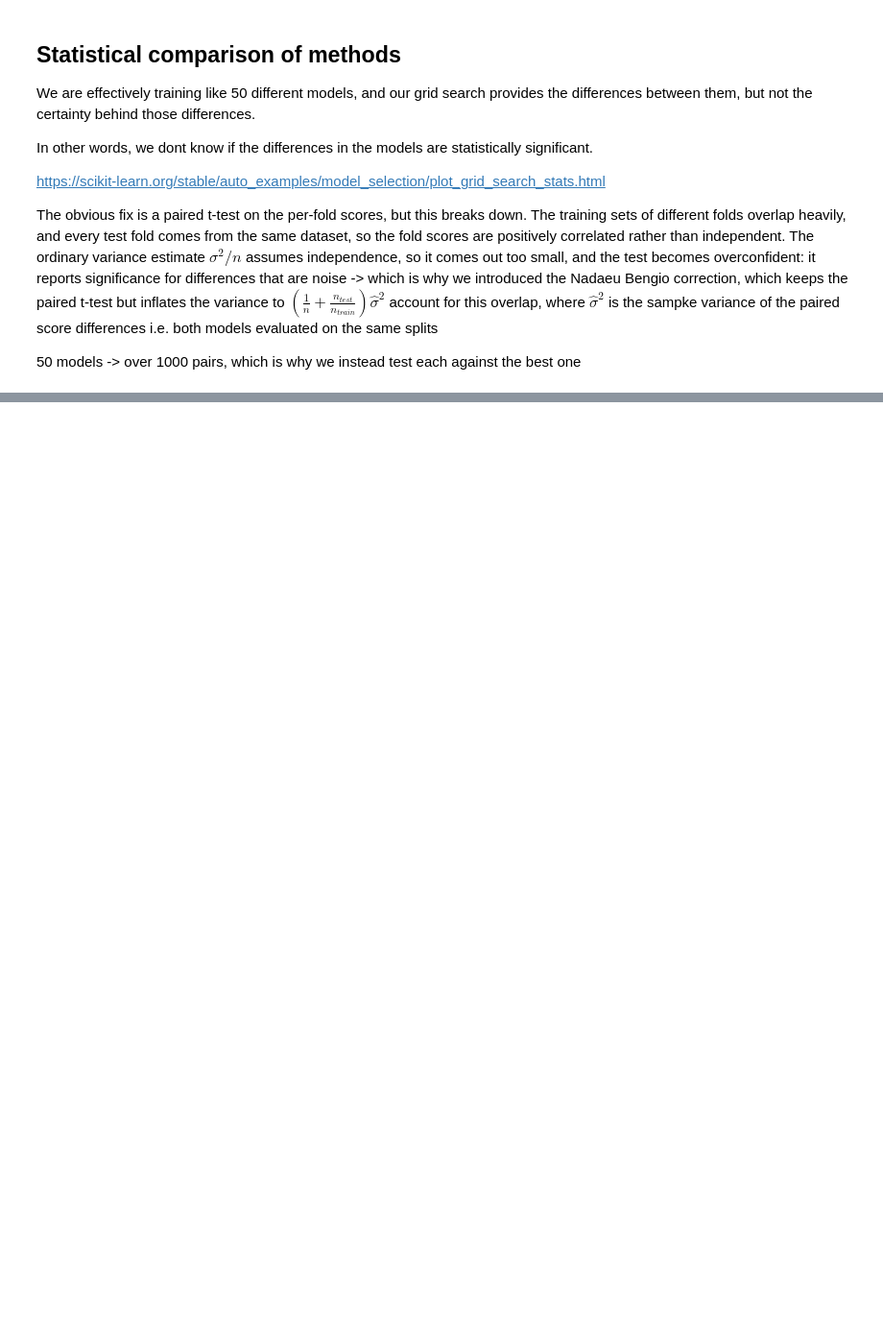
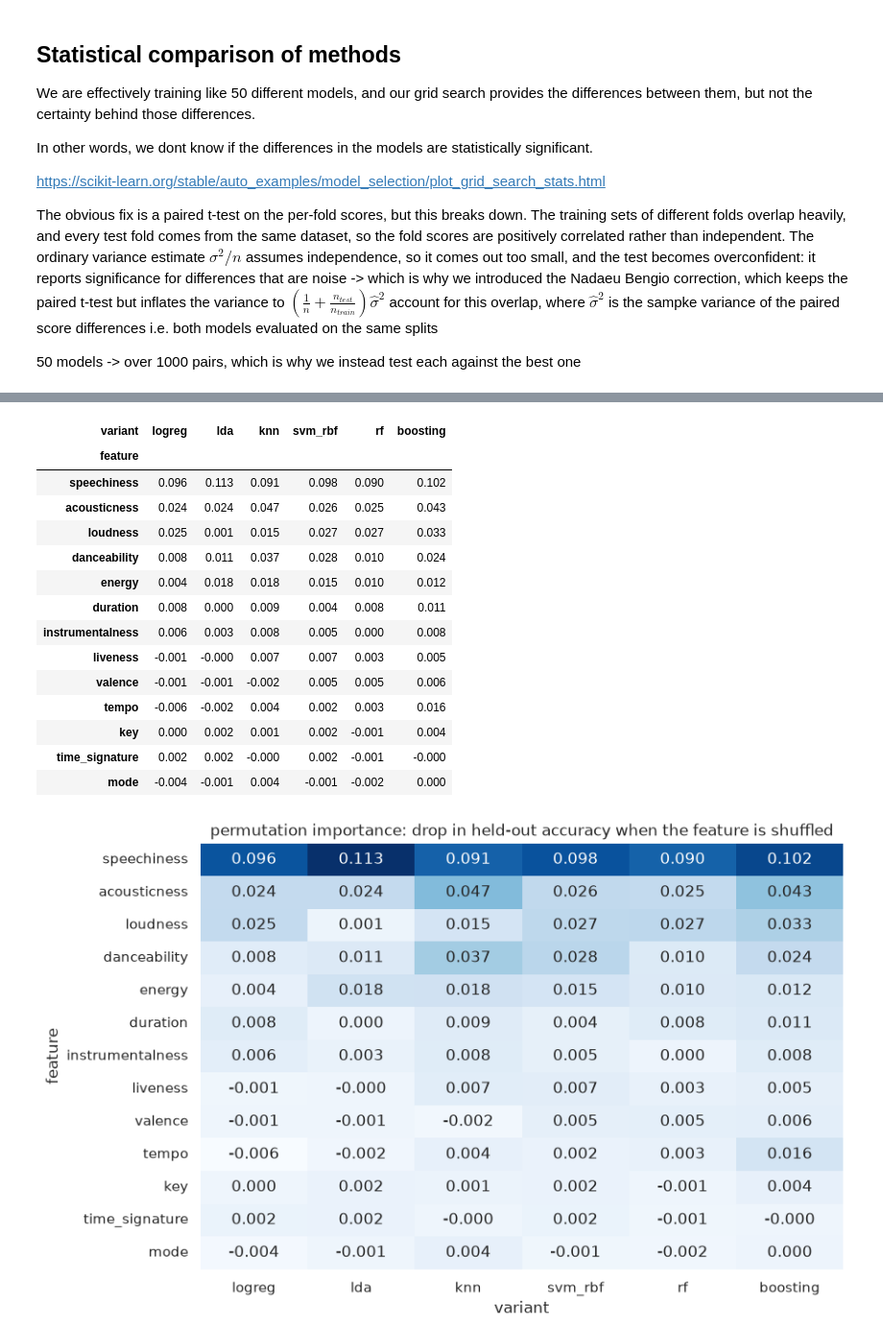
Before and after one commit to AndreassOlsson/FRTN65_code, a Jupyter notebook: labs/lab_1_music_taste_prediction/modelling.ipynb, the cells around one changed output, grey strips where cells are left out. Shown at 96% size. Cells and saved outputs as stored; diff of their text form; code cells hidden in the pictures; blank space fills up the shorter version.

Commit message:
Finish up modelling without running full suite

```diff
--- a/labs/lab_1_music_taste_prediction/modelling.ipynb
+++ b/labs/lab_1_music_taste_prediction/modelling.ipynb
@@ -680,19 +694,19 @@ print({f: len(v) for f, v in FAMILIES.items()}, "variants in total:", len(VARIAN
 # keyed on n_repeats too so a screen run (2 repeats) and a full run (5 repeats) of the
 # same variant never get mixed up in a table (important)
 RESULTS_PATH = "labs/lab_1_music_taste_prediction/modelling_results.csv"
-results: Dict[Tuple[str, int], pd.DataFrame] = {}
+results: Dict[Tuple[str, int], pd.DataFrame] = {} # name, n_repeats -> row
 
 
 # inner loop
-def estimator_for(name: str):
+def estimator_for(variant_name: str):
     """the variant's pipeline, wrapped in the inner grid search if it has something to tune"""
-    v = VARIANTS[name]
-    pipe = v.pipeline()
-    if not v.search_grid():
+    variant = VARIANTS[variant_name]
+    pipe = variant.pipeline() # preprocesssor -> classifier
+    if not variant.search_grid():
         return pipe
     # refit=True: after the search, refit the best setting on the whole (outer) training part
     return GridSearchCV(
-        pipe, v.search_grid(), scoring=PRIMARY, cv=inner_cv(), refit=True, n_jobs=-1
+        pipe, variant.search_grid(), scoring=PRIMARY, cv=inner_cv(), refit=True, n_jobs=-1
     )
 
 
@@ -708,18 +722,20 @@ def chosen_params(fitted) -> str:
 
 
 # outer loop
-def evaluate(name: str, n_repeats: int = N_REPEATS) -> pd.DataFrame:
+def evaluate(variant_name: str, n_repeats: int = N_REPEATS) -> pd.DataFrame:
     """
+    This is what we acutally use to train and evaluate
+
     one variant through the protocol -> one row per outer split.
     cross_validate does the outer loop, the GridSearchCV inside does the inner one,
     so nothing is hand rolled here. error_score="raise" so a broken variant crashes
     loudly
     """
     cv = cross_validate(
-        estimator_for(name),  # inner
+        estimator_for(variant_name),  # inner cv, gets pipeline for variant
         train_features,
         train_labels,
-        cv=outer_cv(n_repeats),  # outer
+        cv=outer_cv(n_repeats),  # outer cv for test
         scoring=SCORES,  # accuracy, balanced_accuaracy, roc_auc
         return_estimator=True,
         error_score="raise",
@@ -727,8 +743,8 @@ def evaluate(name: str, n_repeats: int = N_REPEATS) -> pd.DataFrame:
     split = np.arange(N_SPLITS * n_repeats)  # default: 5x5
     return pd.DataFrame(
         {
-            "variant": name,
-            "method": VARIANTS[name].method,
+            "variant": variant_name,
+            "method": VARIANTS[variant_name].method,
             "n_repeats": n_repeats,
             "repeat": split // N_SPLITS,  # which repeat of the k-fold
             "fold": split % N_SPLITS,  # which fold in that repeat
@@ -740,10 +756,13 @@ def evaluate(name: str, n_repeats: int = N_REPEATS) -> pd.DataFrame:
 
 
 def run(
-    names: Sequence[str], n_repeats: int = N_REPEATS, verbose: bool = True
+    variant_names: Sequence[str], n_repeats: int = N_REPEATS, verbose: bool = True
 ) -> pd.DataFrame:
-    """evaluate whatever is not in the cache yet, then return the rows of everything asked for"""
-    for name in names:
+    """
+    Train and evaluate model or retrieve from cache if present.
+
+    evaluate whatever is not in the cache yet, then return the rows of everything asked for"""
+    for name in variant_names:
         if (name, n_repeats) in results:
             continue
         if verbose:
@@ -754,7 +773,7 @@ def run(
             print(
                 f" {rows[PRIMARY].mean():.3f} +- {corrected_se(rows[PRIMARY]):.3f}  ({rows['fit_time'].sum():.0f}s)"
             )
-    return pd.concat([results[(name, n_repeats)] for name in names], ignore_index=True)
+    return pd.concat([results[(name, n_repeats)] for name in variant_names], ignore_index=True)
 
 
 # the cache on disk, so long sweeps survives kernel restarts.
@@ -925,0 +1313,25 @@ def plot_splits(rows: pd.DataFrame, ax: Optional[Axes] = None) -> Axes:
+# %%
+# Plot robust feature importances across models
+
+importances = permutation_importances(["logreg", "lda", "knn", "svm_rbf", "rf", "boosting"])
+fig, ax = plt.subplots(figsize=(9, 6))
+sns.heatmap(importances, annot=True, fmt=".3f", cmap="Blues", cbar=False, ax=ax)
+ax.set_title("permutation importance: drop in held-out accuracy when the feature is shuffled")
+importances.round(3)
+# %% [output]
+| variant | logreg | lda | knn | svm_rbf | rf | boosting |
+| feature |  |  |  |  |  |  |
+| speechiness | 0.096 | 0.113 | 0.091 | 0.098 | 0.090 | 0.102 |
+| acousticness | 0.024 | 0.024 | 0.047 | 0.026 | 0.025 | 0.043 |
+| loudness | 0.025 | 0.001 | 0.015 | 0.027 | 0.027 | 0.033 |
+| danceability | 0.008 | 0.011 | 0.037 | 0.028 | 0.010 | 0.024 |
+| energy | 0.004 | 0.018 | 0.018 | 0.015 | 0.010 | 0.012 |
+| duration | 0.008 | 0.000 | 0.009 | 0.004 | 0.008 | 0.011 |
+| instrumentalness | 0.006 | 0.003 | 0.008 | 0.005 | 0.000 | 0.008 |
+| liveness | -0.001 | -0.000 | 0.007 | 0.007 | 0.003 | 0.005 |
+| valence | -0.001 | -0.001 | -0.002 | 0.005 | 0.005 | 0.006 |
+| tempo | -0.006 | -0.002 | 0.004 | 0.002 | 0.003 | 0.016 |
+| key | 0.000 | 0.002 | 0.001 | 0.002 | -0.001 | 0.004 |
+| time_signature | 0.002 | 0.002 | -0.000 | 0.002 | -0.001 | -0.000 |
+| mode | -0.004 | -0.001 | 0.004 | -0.001 | -0.002 | 0.000 |
+[figure, added]
```
Also changed, not shown: parts of 16 cells of this notebook, 1 other file.
